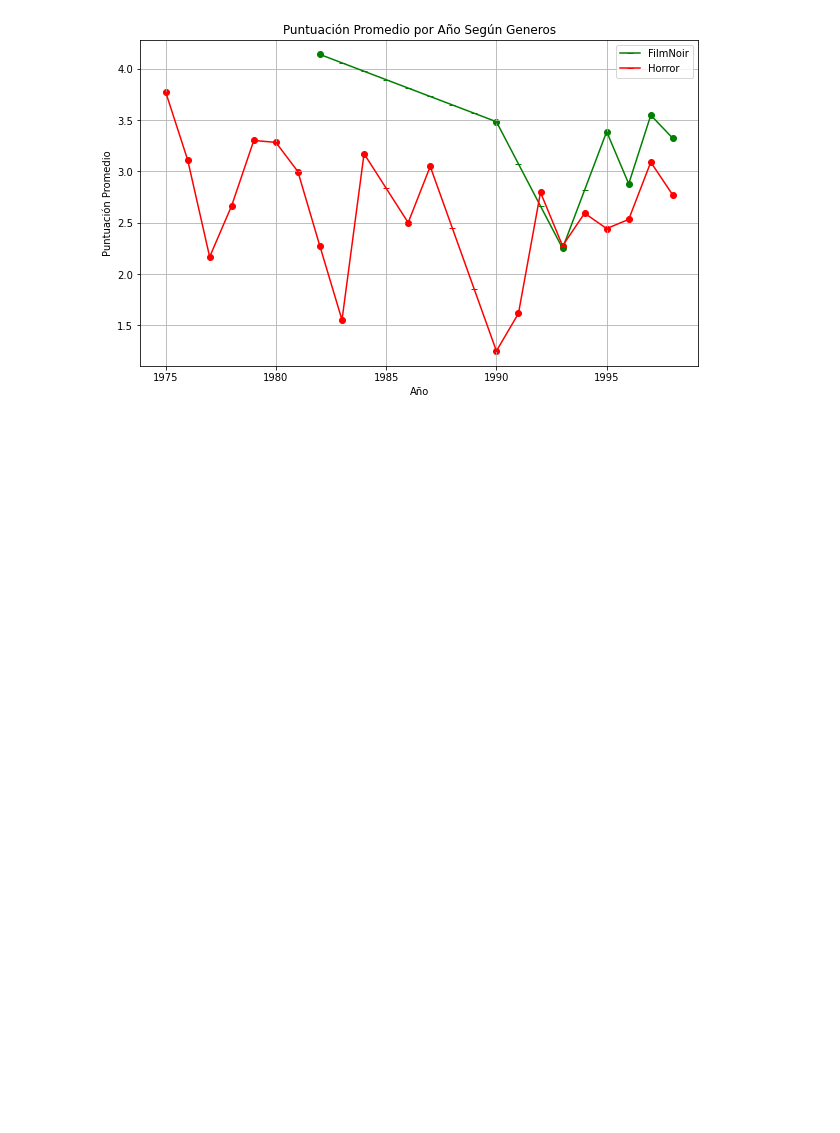
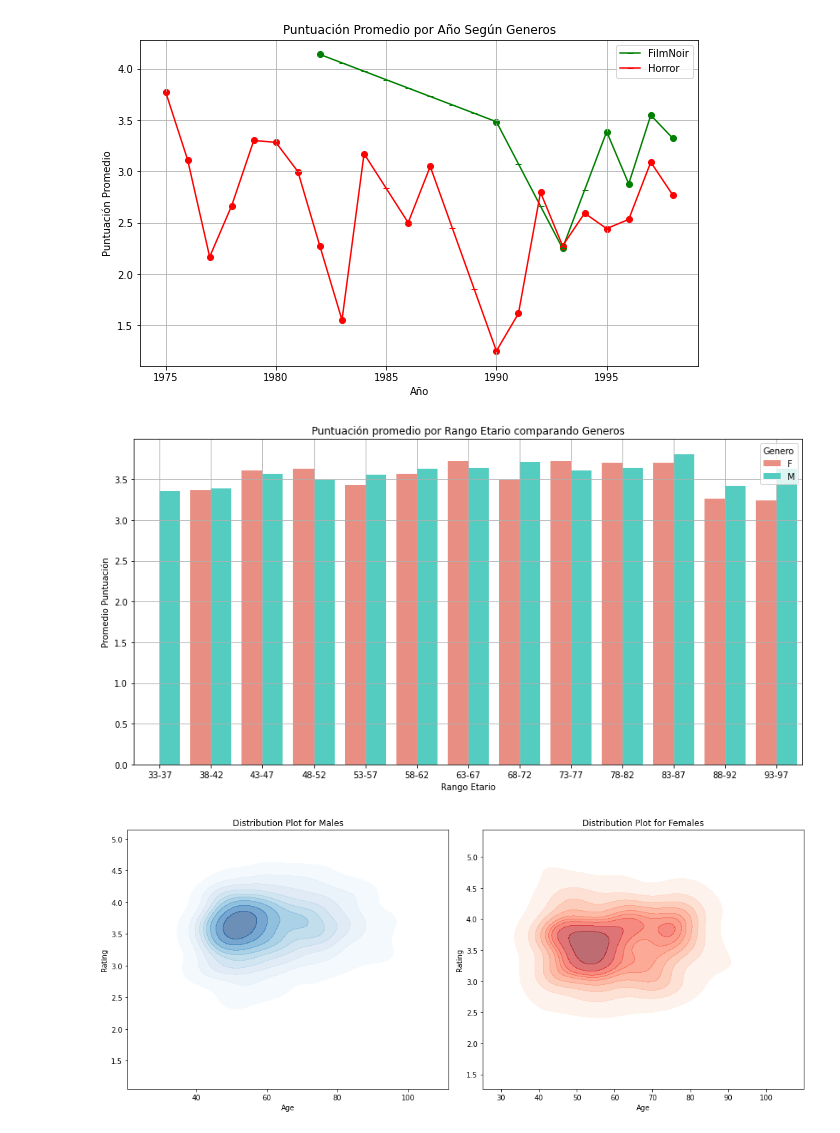
Before and after one commit to jmortiz4/itba_tp_integrador_1, a Jupyter notebook: demostraciones/Pruebas Scores.ipynb, the cells around one changed output. Saved outputs shown, nothing was run; the diff lists cells and outputs as text; code cells hidden in the pictures; blank space fills up the shorter version.

Commit message:
se le suma grafico 2 de 3 --> puntuacion_edad_genero

```diff
--- a/demostraciones/Pruebas Scores.ipynb
+++ b/demostraciones/Pruebas Scores.ipynb
@@ -74,3 +71,10 @@ generosDeseadosList=['FilmNoir','Horror']
 Score.puntuacion_año_genero(df_peliculas,df_sco, generosDeseadosList,anios=[1975,2000])
 # %% [output]
 [figure]
+# %%
+df_personas = pd.read_csv('../data/personas.csv' , index_col=0) # Deberia reemplazarse por el Personas.create_df_from_csv
+df_personas.columns = [col.replace(' ', '_') for col in df_personas.columns]
+Score.puntuacion_edad_genero(df_personas,df_sco)
+# %% [output]
+[figure, added]
+[figure, added]
```
Also changed, not shown: parts of 2 cells of this notebook, 2 other files.
